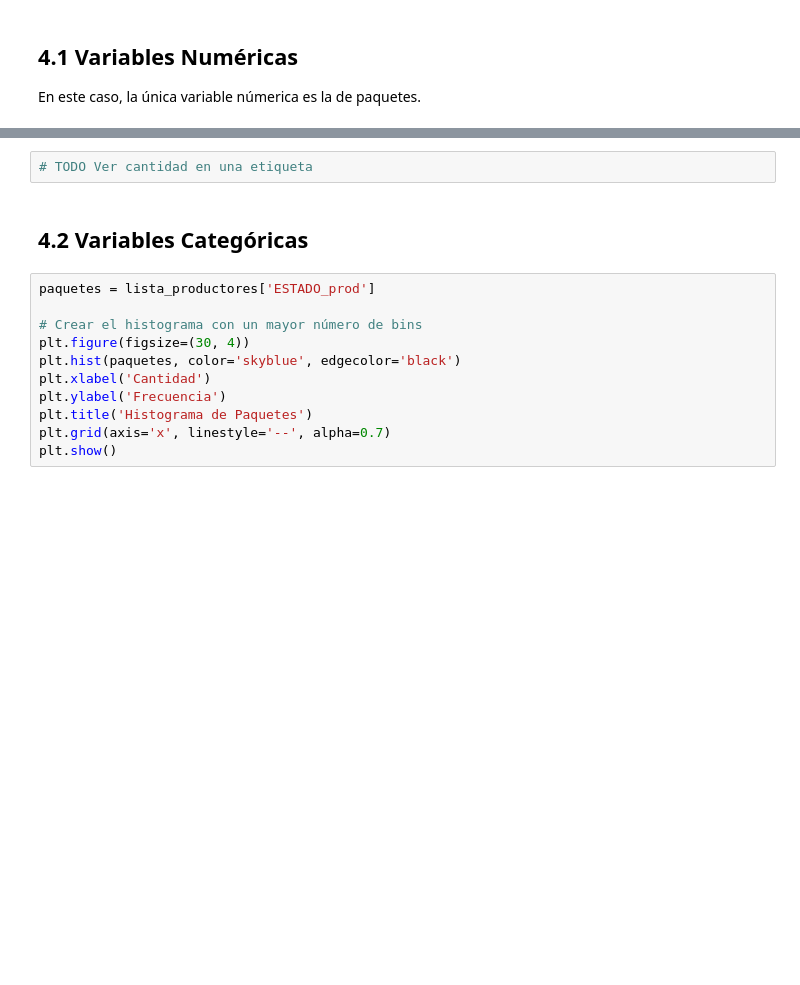
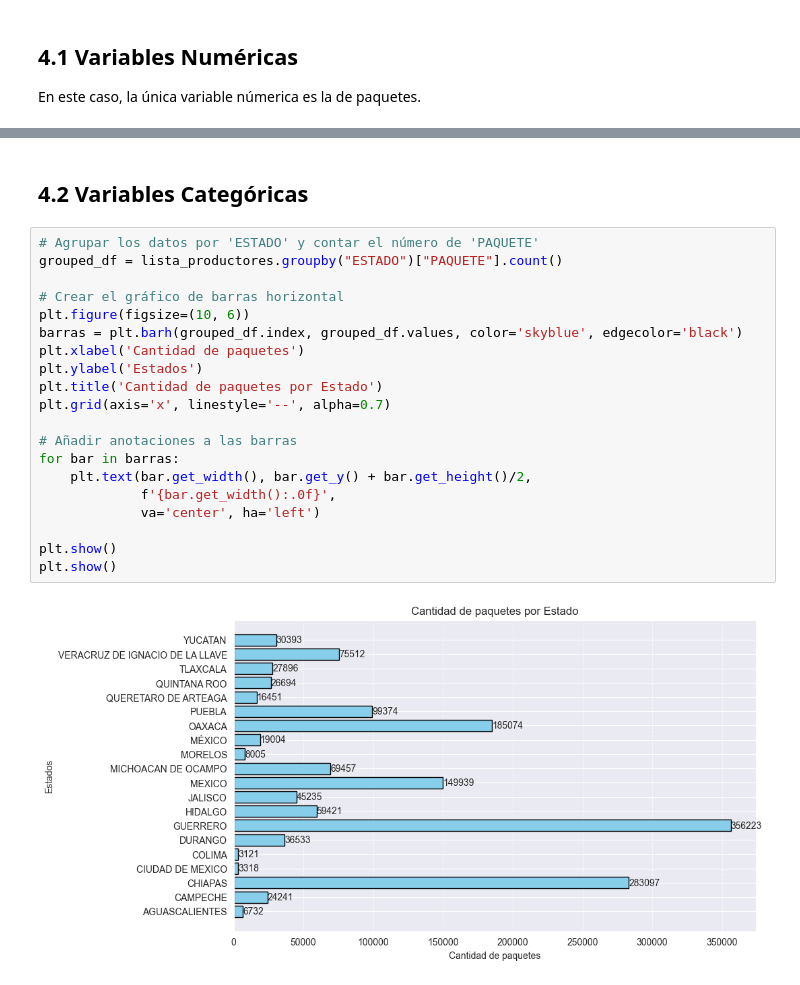
Before and after one commit to DGRIA/SESNA-Fertilizantes, a Jupyter notebook: src/Notebooks/3.1_EDA_productores_autorizados_2023.ipynb, the cells around one changed output, grey strips where cells are left out. Drawn from its saved outputs; the diff is of its cells as text; blank space fills up the shorter version.

```diff
--- a/src/Notebooks/3.1_EDA_productores_autorizados_2023.ipynb
+++ b/src/Notebooks/3.1_EDA_productores_autorizados_2023.ipynb
@@ -222,16 +222,25 @@ plt.show()
-# %%
-# TODO Ver cantidad en una etiqueta
 # %% [markdown]
 ## 4.2 Variables Categóricas
 # %%
-paquetes = lista_productores['ESTADO_prod']
+# Agrupar los datos por 'ESTADO' y contar el número de 'PAQUETE'
+grouped_df = lista_productores.groupby("ESTADO")["PAQUETE"].count()
 
-# Crear el histograma con un mayor número de bins
-plt.figure(figsize=(30, 4))
-plt.hist(paquetes, color='skyblue', edgecolor='black')
-plt.xlabel('Cantidad')
-plt.ylabel('Frecuencia')
-plt.title('Histograma de Paquetes')
+# Crear el gráfico de barras horizontal
+plt.figure(figsize=(10, 6))
+barras = plt.barh(grouped_df.index, grouped_df.values, color='skyblue', edgecolor='black')
+plt.xlabel('Cantidad de paquetes')
+plt.ylabel('Estados')
+plt.title('Cantidad de paquetes por Estado')
 plt.grid(axis='x', linestyle='--', alpha=0.7)
+
+# Añadir anotaciones a las barras
+for bar in barras:
+    plt.text(bar.get_width(), bar.get_y() + bar.get_height()/2,
+             f'{bar.get_width():.0f}',
+             va='center', ha='left')
+
 plt.show()
+plt.show()
+# %% [output]
+[figure, added]
 # %%
```
Also changed, not shown: parts of 4 cells of this notebook.
